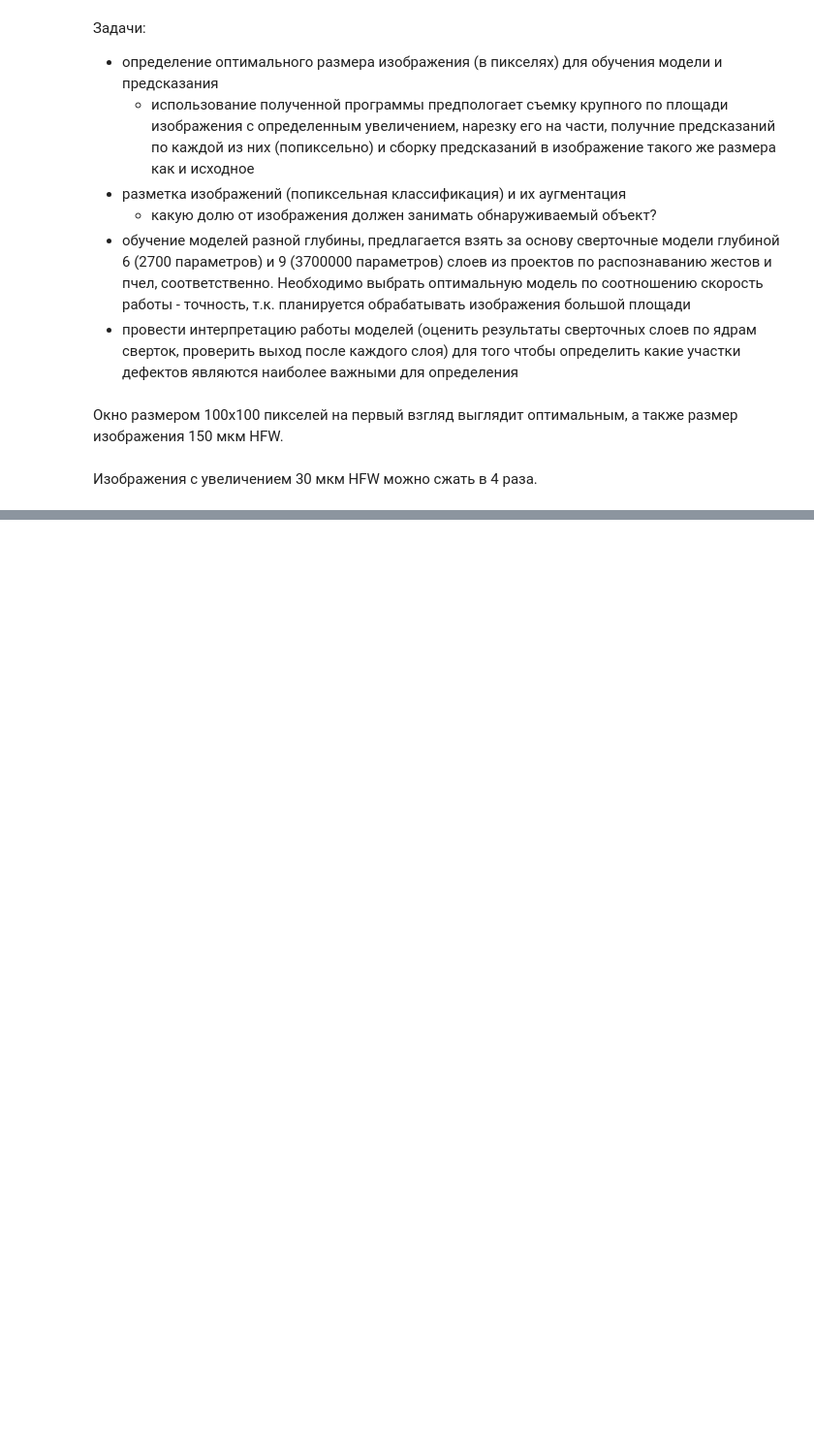
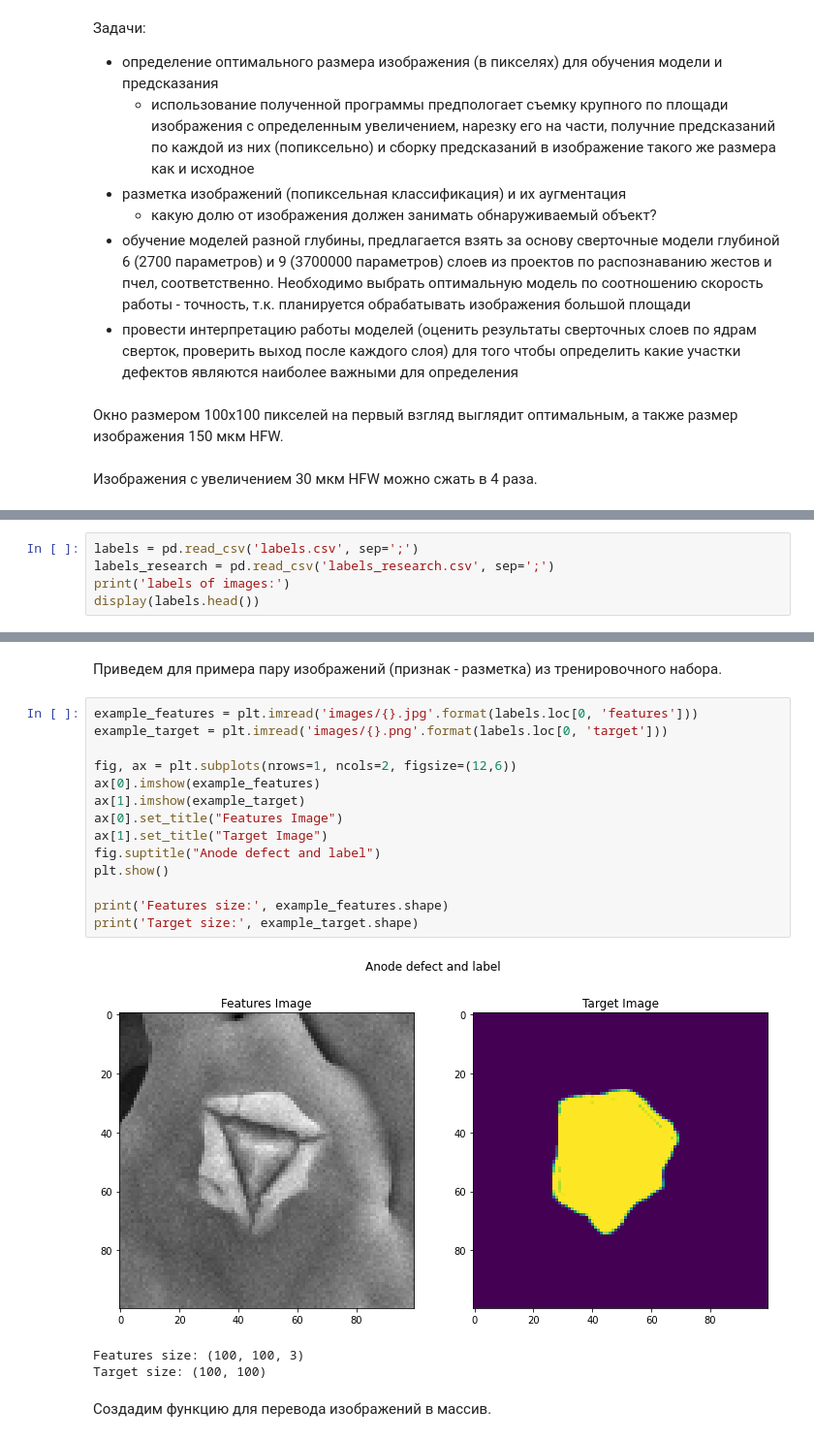
Before and after one commit to i-a-elkin/anode_defects_detection_CV, a Jupyter notebook: notebook.ipynb, the cells around one changed output, grey strips where cells are left out. Shown: that part at 97% size. Drawn from its saved outputs; the diff is of its cells as text; blank space fills up the shorter version.

Commit message:
Features and target arrays

```diff
--- a/notebook.ipynb
+++ b/notebook.ipynb
@@ -78,0 +32,5 @@ array([[106, 126, 128, ...,  92, 133, 111],
+# %%
+labels = pd.read_csv('labels.csv', sep=';')
+labels_research = pd.read_csv('labels_research.csv', sep=';')
+print('labels of images:')
+display(labels.head())
@@ -78,0 +45,22 @@ array([[106, 126, 128, ...,  92, 133, 111],
+# %% [markdown]
+Приведем для примера пару изображений (признак - разметка) из тренировочного набора.
+# %%
+example_features = plt.imread('images/{}.jpg'.format(labels.loc[0, 'features']))
+example_target = plt.imread('images/{}.png'.format(labels.loc[0, 'target']))
+
+fig, ax = plt.subplots(nrows=1, ncols=2, figsize=(12,6))
+ax[0].imshow(example_features)
+ax[1].imshow(example_target)
+ax[0].set_title("Features Image")
+ax[1].set_title("Target Image")
+fig.suptitle("Anode defect and label")
+plt.show()
+
+print('Features size:', example_features.shape)
+print('Target size:', example_target.shape)
+# %% [output]
+[figure, added]
+Features size: (100, 100, 3)
+Target size: (100, 100)
+# %% [markdown]
+Создадим функцию для перевода изображений в массив.
```
Also changed, not shown: parts of 17 cells of this notebook, 42 other files.
